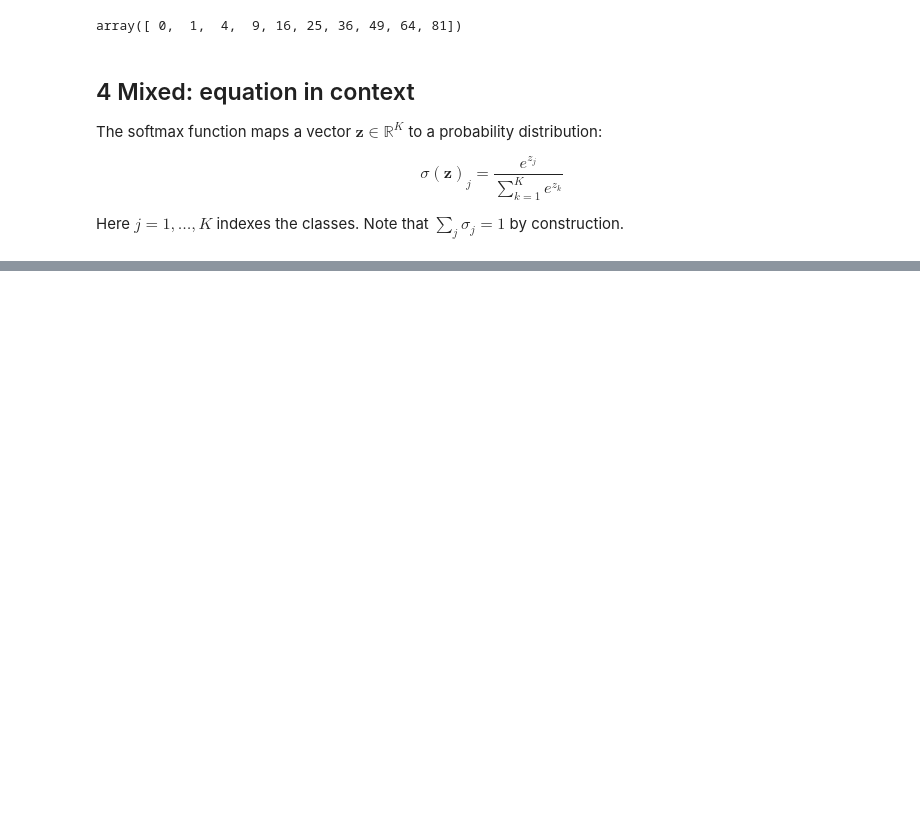
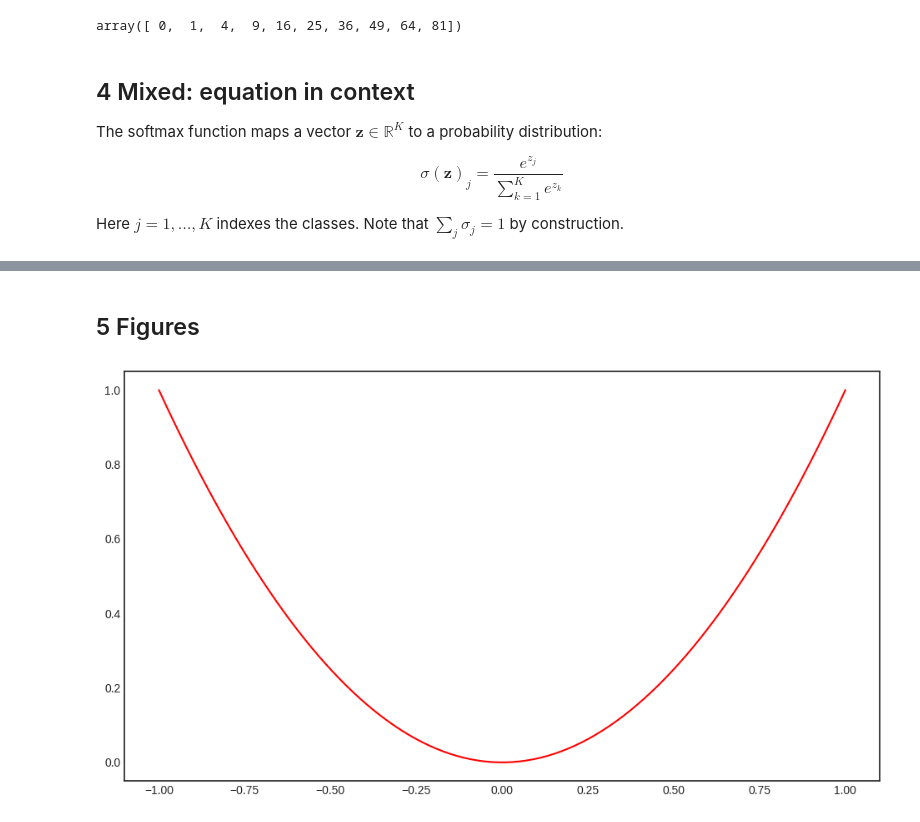
Before and after one commit to the-palindrome/nb2wb, a Jupyter notebook: example/example.ipynb, the cells around one changed output, grey strips where cells are left out. Saved outputs shown, nothing was run; the diff lists cells and outputs as text; code cells hidden in the pictures; blank space fills up the shorter version.

Commit message:
Matplotlib figures (#1)
* matplotlib image rendering added
* cell hiding added

```diff
--- a/example/example.ipynb
+++ b/example/example.ipynb
@@ -78,0 +79,19 @@ softmax([1, 2, 3]) = [0.0900 0.2447 0.6652]
+# %% [markdown]
+## 5  Figures
+# %%
+import matplotlib.pyplot as plt
+
+
+with plt.style.context("seaborn-v0_8-white"):
+    x_min = -0.1
+    x_max = 20.1
+    fig = plt.figure(figsize=(19.2/2, 10.8/2))
+
+    X = np.linspace(-1, 1, 100)
+    y = X**2
+    plt.plot(X, y, color="red")
+
+    plt.tight_layout()
+    plt.show()
+# %% [output]
+[figure, added]
```
Also changed, not shown: parts of 7 cells of this notebook, 4 other files.
